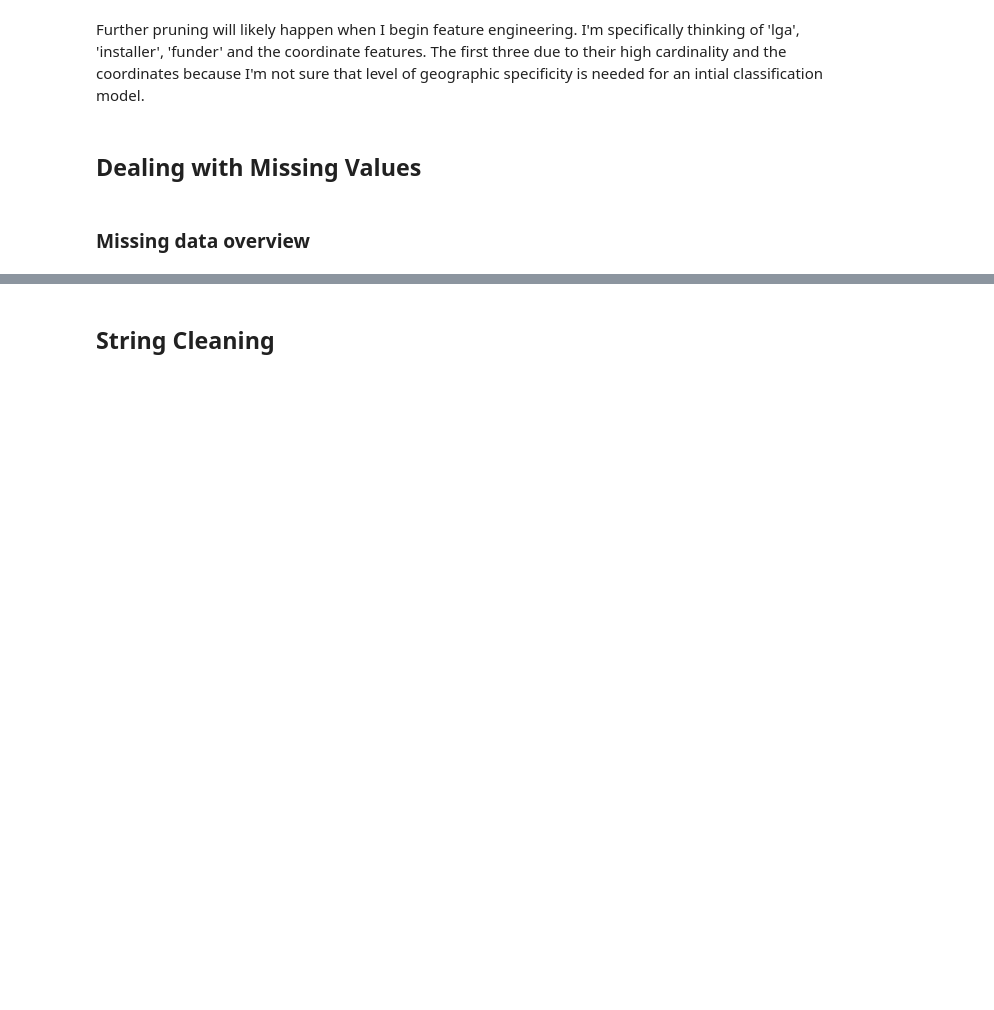
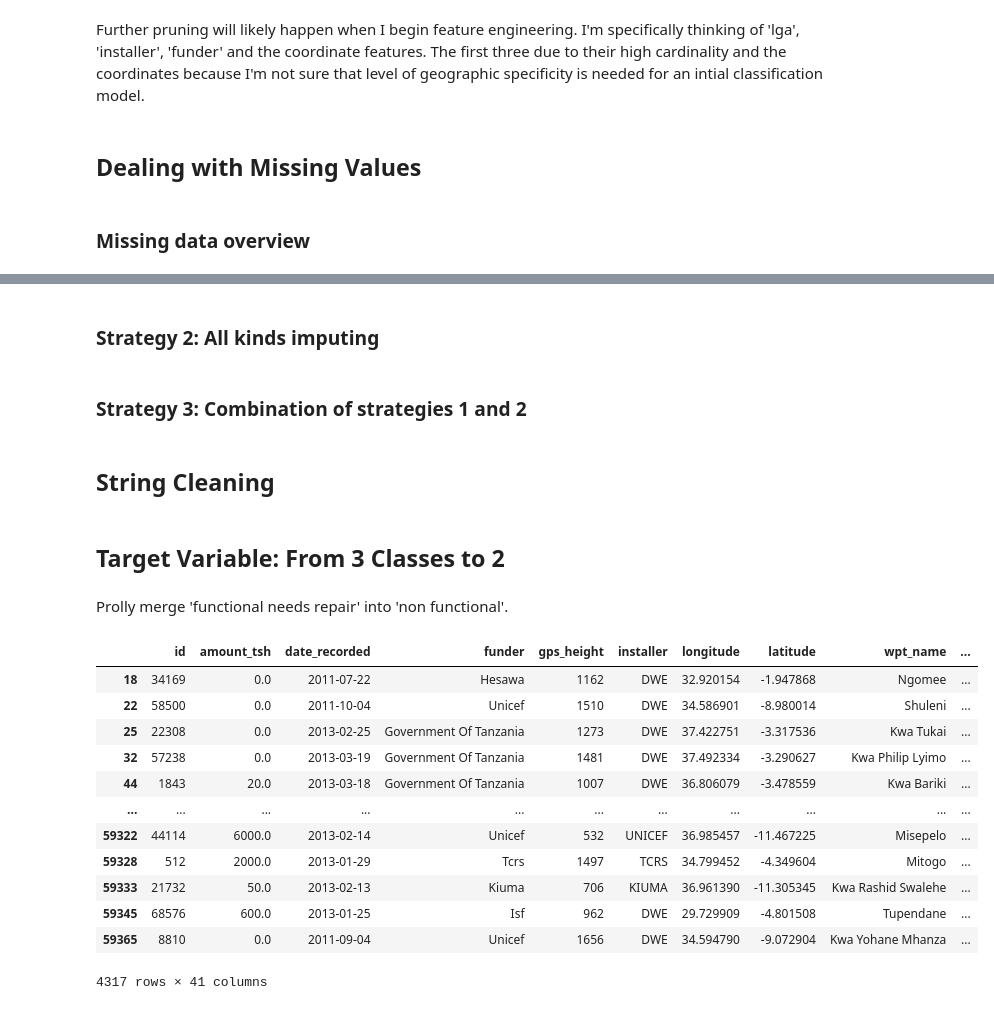
Before and after one commit to williambguo/water-pump-predictive-maintenance, a Jupyter notebook: notebooks/data_cleaning.ipynb, the cells around one changed output, grey strips where cells are left out. Drawn from its saved outputs; the diff is of its cells as text; code cells hidden in the pictures; blank space fills up the shorter version.

```diff
--- a/notebooks/data_cleaning.ipynb
+++ b/notebooks/data_cleaning.ipynb
@@ -108,2 +154,26 @@ dtype: float64
+# %% [markdown]
+### Strategy 2: All kinds imputing
+# %% [markdown]
+### Strategy 3: Combination of strategies 1 and 2
 # %% [markdown]
 ## String Cleaning
+# %% [markdown]
+## Target Variable: From 3 Classes to 2
+# %% [markdown]
+Prolly merge 'functional needs repair' into 'non functional'.
+# %%
+df_train_raw.loc[df_train_raw['target'] == 'functional needs repair']
+# %% [output]
+|  | id | amount_tsh | date_recorded | funder | gps_height | installer | longitude | latitude | wpt_name | ... |
+| 18 | 34169 | 0.0 | 2011-07-22 | Hesawa | 1162 | DWE | 32.920154 | -1.947868 | Ngomee | ... |
+| 22 | 58500 | 0.0 | 2011-10-04 | Unicef | 1510 | DWE | 34.586901 | -8.980014 | Shuleni | ... |
+| 25 | 22308 | 0.0 | 2013-02-25 | Government Of Tanzania | 1273 | DWE | 37.422751 | -3.317536 | Kwa Tukai | ... |
+| 32 | 57238 | 0.0 | 2013-03-19 | Government Of Tanzania | 1481 | DWE | 37.492334 | -3.290627 | Kwa Philip Lyimo | ... |
+| 44 | 1843 | 20.0 | 2013-03-18 | Government Of Tanzania | 1007 | DWE | 36.806079 | -3.478559 | Kwa Bariki | ... |
+| ... | ... | ... | ... | ... | ... | ... | ... | ... | ... | ... |
+| 59322 | 44114 | 6000.0 | 2013-02-14 | Unicef | 532 | UNICEF | 36.985457 | -11.467225 | Misepelo | ... |
+| 59328 | 512 | 2000.0 | 2013-01-29 | Tcrs | 1497 | TCRS | 34.799452 | -4.349604 | Mitogo | ... |
+| 59333 | 21732 | 50.0 | 2013-02-13 | Kiuma | 706 | KIUMA | 36.961390 | -11.305345 | Kwa Rashid Swalehe | ... |
+| 59345 | 68576 | 600.0 | 2013-01-25 | Isf | 962 | DWE | 29.729909 | -4.801508 | Tupendane | ... |
+| 59365 | 8810 | 0.0 | 2011-09-04 | Unicef | 1656 | DWE | 34.594790 | -9.072904 | Kwa Yohane Mhanza | ... |
+4317 rows × 41 columns
```
Also changed, not shown: parts of 18 cells of this notebook, 1 other file.
